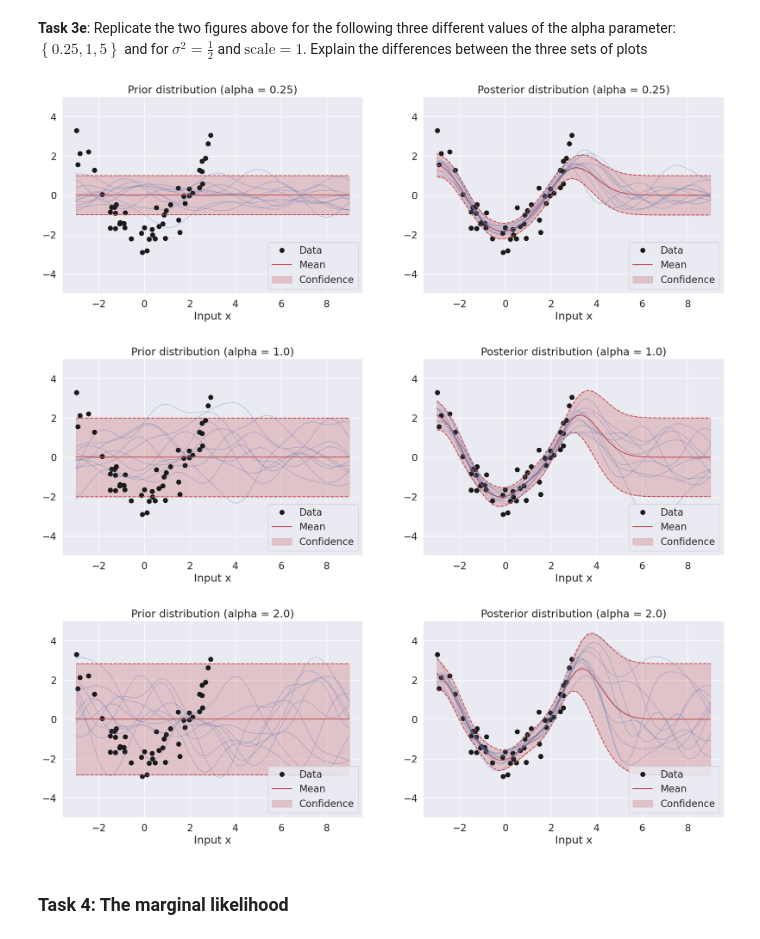
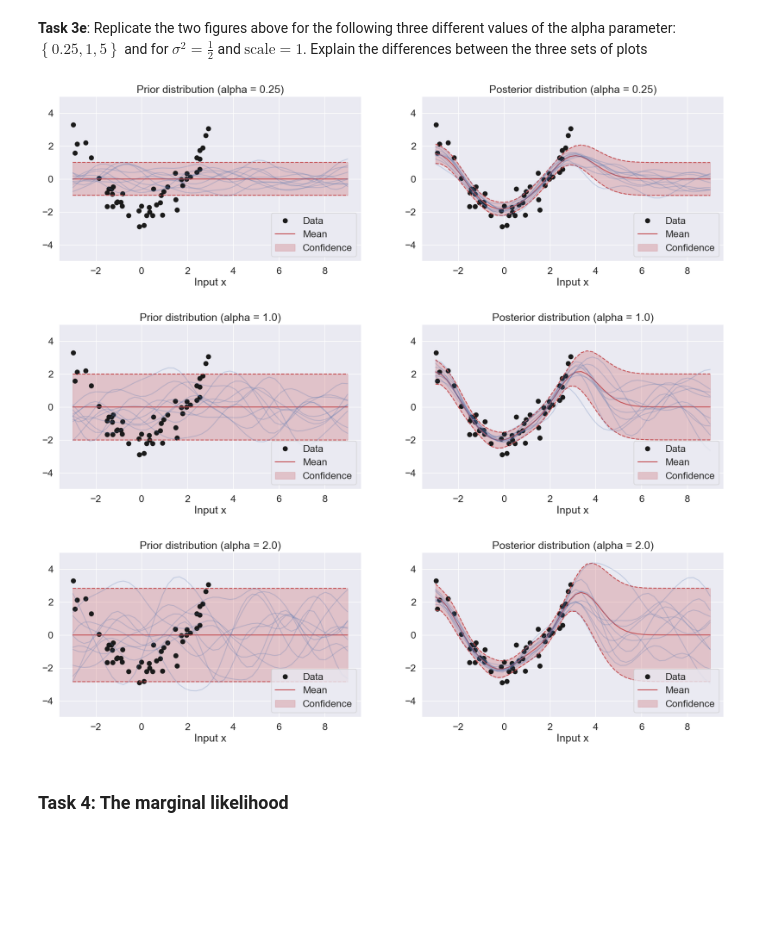
Before and after one commit to dave1b/TSM_BayMachLe, a Jupyter notebook: 08_week/Exercises_week8.ipynb, the cells around one changed output. Cells and saved outputs as stored; diff of their text form; code cells hidden in the pictures; blank space fills up the shorter version.

```diff
--- a/08_week/Exercises_week8.ipynb
+++ b/08_week/Exercises_week8.ipynb
@@ -271,0 +317,27 @@ scales = [0.1, 1., 10.]
+# %%
+sigma2 = 0.5
+alpha = 1
+scales = [0.1, 1., 10.]
+
+###############################################
+# ------- insert code here -------------------
+###############################################
+mus_prior = []
+sigmas_prior =[]
+mus_post = []
+sigmas_post = []
+
+for scale in scales:
+    mu_prior, Sigma_prior = posterior(Xp, np.zeros((0, 1)), np.zeros((0, 1)), alpha, scale, sigma2)
+    mu_post, Sigma_post = posterior(Xp, X, y, alpha, scale, sigma2)
+
+    plt.figure(figsize=(20, 5))
+    plt.subplot(1, 2, 1)
+    plot_data()
+    plot_with_uncertainty(Xp, mu_prior, Sigma_prior, title=f'Prior distribution, scale={scale}', num_samples=10)
+    plt.legend(loc='lower right')
+
+    plt.subplot(1, 2, 2)
+    plot_data()
+    plot_with_uncertainty(Xp, mu_post, Sigma_post, title=f'Posterior distribution, scale={scale}', num_samples=10)
+    plt.legend(loc='lower right')
@@ -272,32 +348,29 @@ scales = [0.1, 1., 10.]
 # %% [markdown]
 **Task 3e**: Replicate the two figures above for the following three different values of the alpha parameter: $\left\lbrace 0.25, 1, 5 \right\rbrace$ and for $\sigma^2 = \frac{1}{2}$ and $\text{scale}=1$. Explain the differences between the three sets of plots
 # %%
-sigma2=0.5
-scale=1
+sigma2 = 0.5
+scale = 1
 alphas = [0.25, 1., 2.]
 
+for alpha in alphas:
+    mu_prior, Sigma_prior = posterior(Xp, np.zeros((0, 1)), np.zeros((0, 1)), alpha, scale, sigma2)
+    mu_post, Sigma_post = posterior(Xp, X, y, alpha, scale, sigma2)
 
-
-for alpha in alphas:
-    ###############################################
-    # ------- insert code here -------------------
-    ###############################################
-
-    plt.figure(figsize=(20, 6))
+    plt.figure(figsize=(20, 5))
 
     plt.subplot(1, 2, 1)
     plot_data()
     plot_with_uncertainty(Xp, mu_prior, Sigma_prior, title=f'Prior distribution (alpha = {alpha})', num_samples=10)
     plt.legend(loc='lower right')
 
     plt.subplot(1, 2, 2)
     plot_data()
     plot_with_uncertainty(Xp, mu_post, Sigma_post, title=f'Posterior distribution (alpha = {alpha})', num_samples=10)
     plt.legend(loc='lower right')
 # %% [output]
-[figure, old version]
+[figure, new version]
-[figure, old version]
+[figure, new version]
-[figure, old version]
+[figure, new version]
 # %% [markdown]
 ### Task 4: The marginal likelihood
 # %% [markdown]
```
Also changed, not shown: parts of 18 cells of this notebook, 5 other files.
